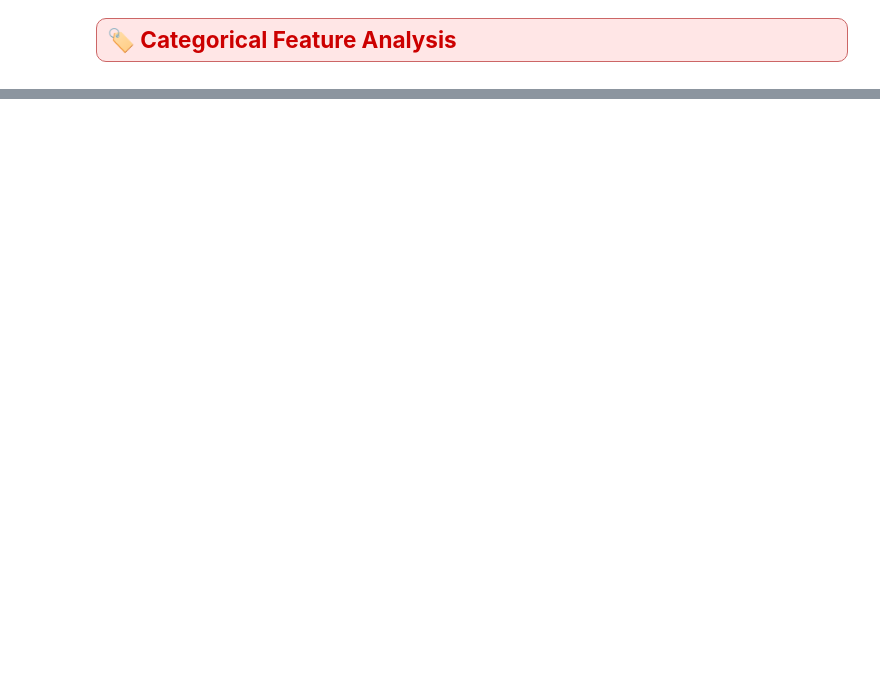
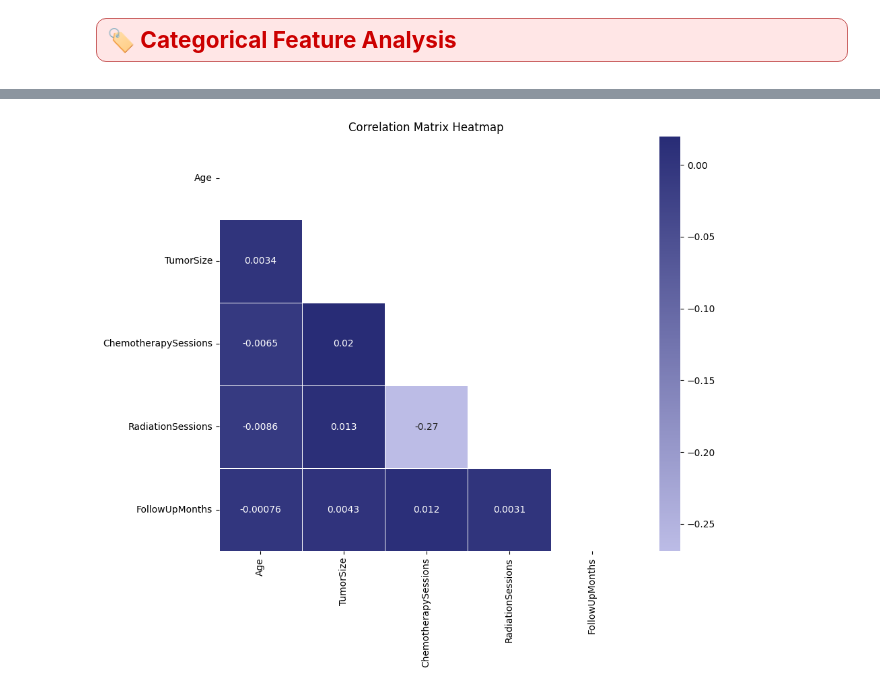
Before and after one commit to wielkanoc221/China-Cancer-Patient, a Jupyter notebook: China Cancer Patient .ipynb, the cells around one changed output, grey strips where cells are left out. Saved outputs shown, nothing was run; the diff lists cells and outputs as text; code cells hidden in the pictures; blank space fills up the shorter version.

```diff
--- a/China Cancer Patient .ipynb
+++ b/China Cancer Patient .ipynb
@@ -316,0 +343,12 @@ for i,col in enumerate(cat_columns):
+# %%
+custom_cmap = LinearSegmentedColormap.from_list(
+    "custom_palette", ['#bcbce6', '#282c76']
+)
+# %%
+mask = np.triu(np.ones_like(corr, dtype=bool))
+plt.figure(figsize=(10, 8))
+sns.heatmap(corr, mask=mask, annot=True, cmap=custom_cmap, square=True, linewidths=.5)
+plt.title('Correlation Matrix Heatmap')
+plt.show()
+# %% [output]
+[figure, added]
```
Also changed, not shown: parts of 14 cells of this notebook.
